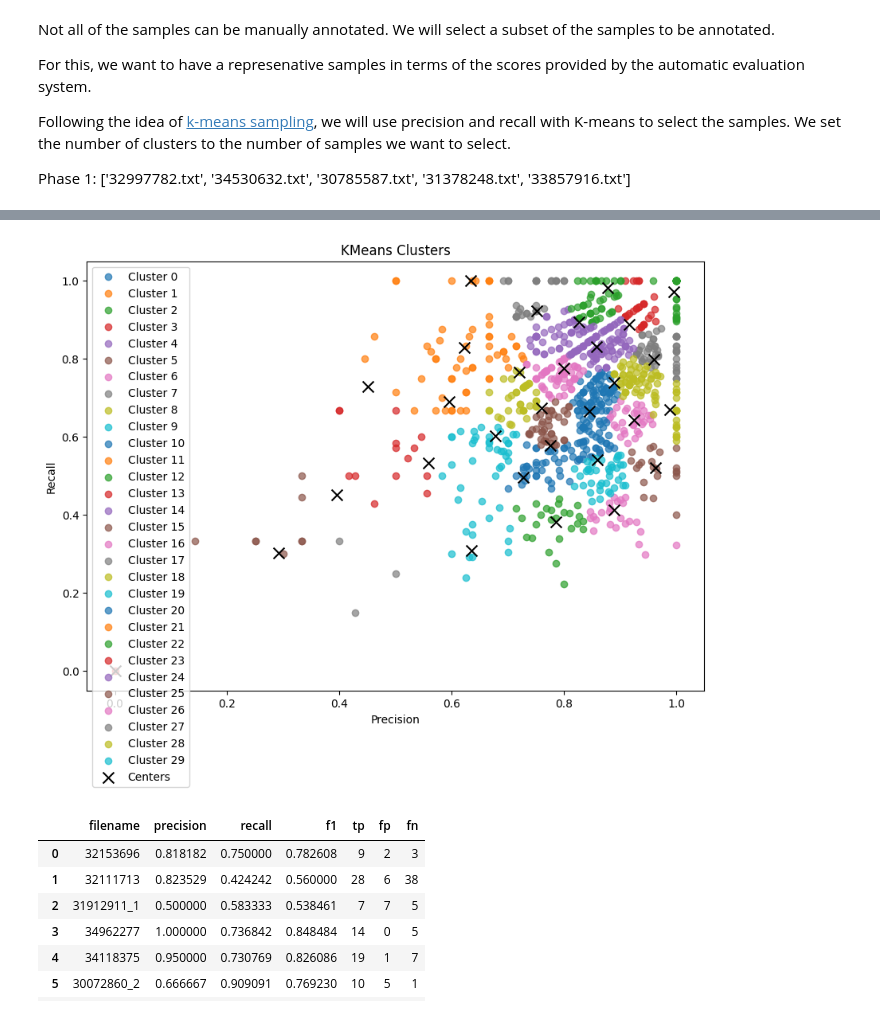
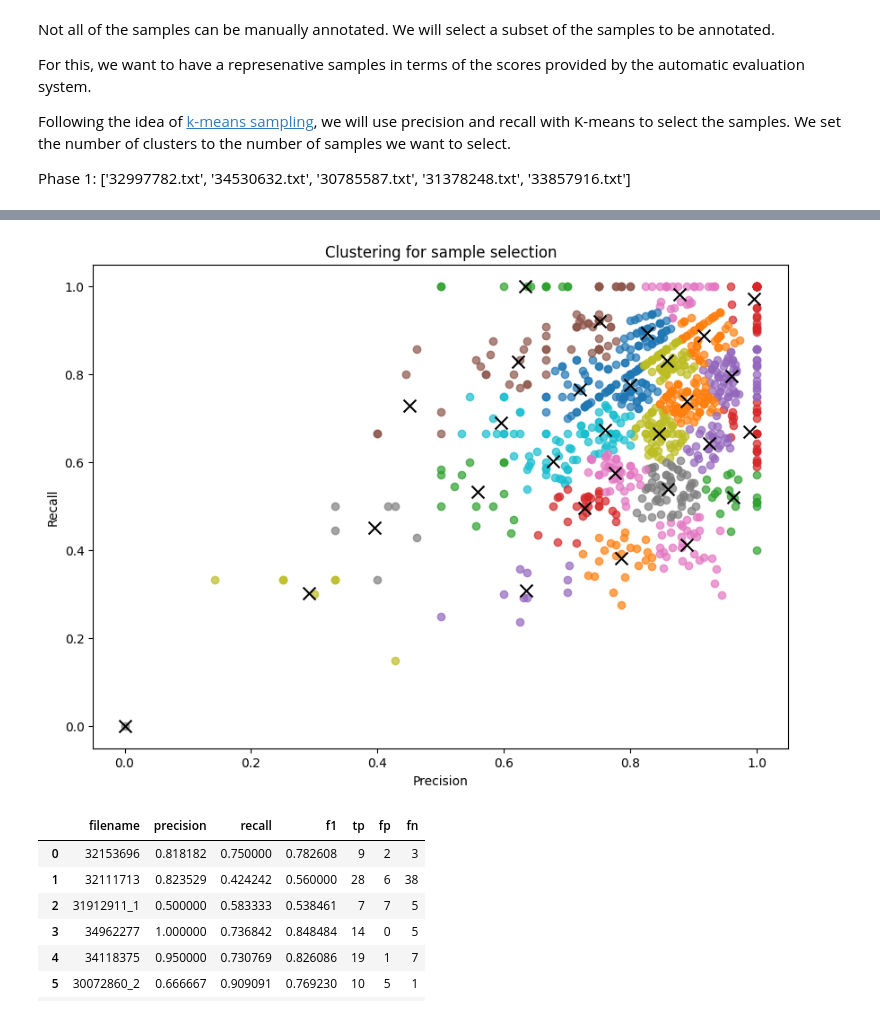
Before and after one commit to nlp4bia-bsc/MultiSynDS, a Jupyter notebook: nbs/evaluation/automatic/scispacy_eval_GPT4omini.ipynb, the cells around one changed output, grey strips where cells are left out. Cells and saved outputs as stored; diff of their text form; code cells hidden in the pictures.

```diff
--- a/nbs/evaluation/automatic/scispacy_eval_GPT4omini.ipynb
+++ b/nbs/evaluation/automatic/scispacy_eval_GPT4omini.ipynb
@@ -347,36 +373,36 @@ sampled_df = df_metrics_p2.groupby('cluster').apply(lambda x: x.sample(1, random
 # %%
 
 # Plot the clusters
 plt.figure(figsize=(10, 7))
 for cluster in range(kmeans.n_clusters):
-    cluster_data = df_metrics[df_metrics['cluster'] == cluster]
+    cluster_data = df_metrics_p2[df_metrics_p2['cluster'] == cluster]
     plt.scatter(
         cluster_data['precision'],
         cluster_data['recall'],
         label=f'Cluster {cluster}',
         alpha=0.7
     )
 
 # Highlight cluster centers
 cluster_centers = kmeans.cluster_centers_
 # Inverse transform centers back to original scale
 cluster_centers_original = scaler.inverse_transform(cluster_centers)
 plt.scatter(
     cluster_centers_original[:, 0],  # Precision
     cluster_centers_original[:, 1],  # Recall
     color='black',
     label='Centers',
     marker='x',
     s=100
 )
 
 plt.xlabel('Precision')
 plt.ylabel('Recall')
-plt.title('KMeans Clusters')
-plt.legend()
+plt.title('Clustering for sample selection')
+# plt.legend()
 plt.show()
 # %% [output]
-[figure, old version]
+[figure, new version]
 # %%
 sampled_df
 # %% [output]
```
Also changed, not shown: parts of 2 cells of this notebook.
